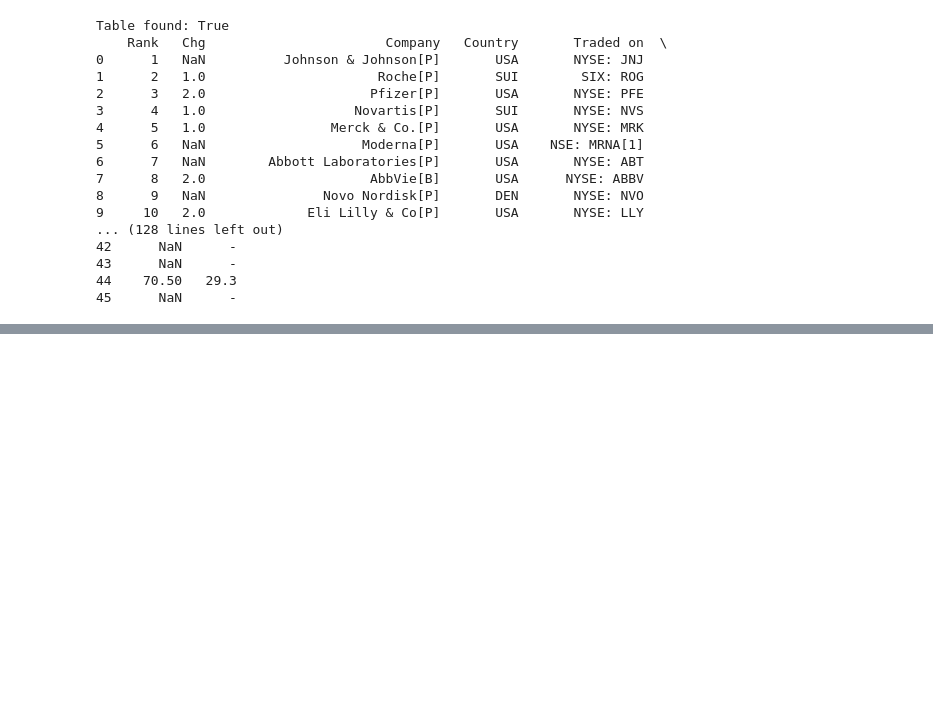
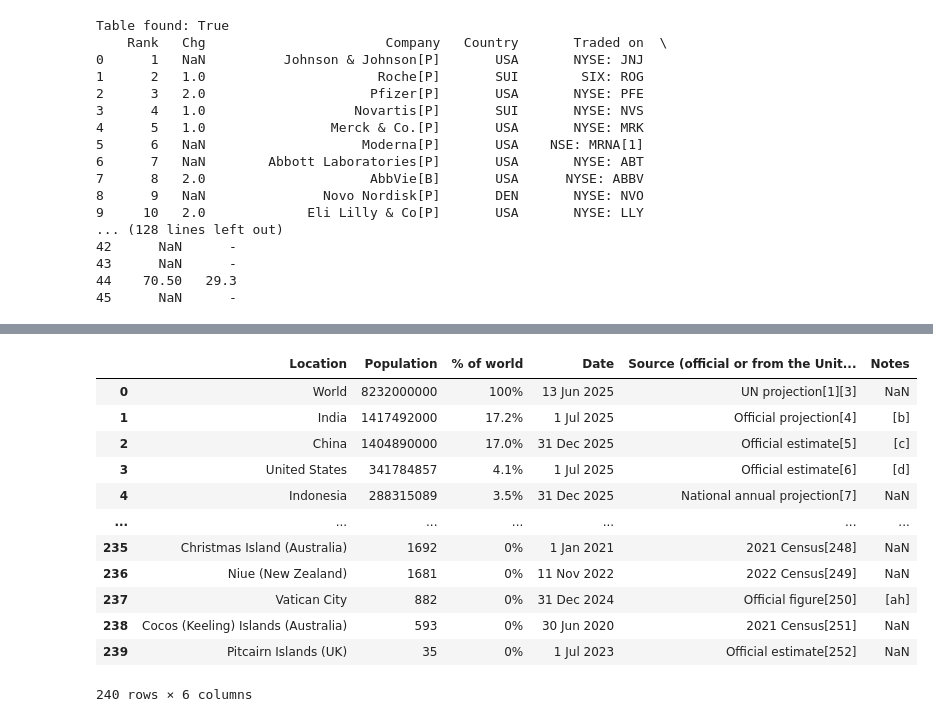
Before and after one commit to komalrofficial/Python-for-Data-Science-Practice-, a Jupyter notebook: Python for Data Science/03.Project 1 - Web Scraping with Pandas/Web_Scraping(unstructured).ipynb, the cells around one changed output, grey strips where cells are left out. Drawn from its saved outputs; the diff is of its cells as text; code cells hidden in the pictures; blank space fills up the shorter version.

```diff
--- a/Python for Data Science/03.Project 1 - Web Scraping with Pandas/Web_Scraping(unstructured).ipynb
+++ b/Python for Data Science/03.Project 1 - Web Scraping with Pandas/Web_Scraping(unstructured).ipynb
@@ -252,3 +252,28 @@ df
 | 43 | 44 | 1.0 | Dr. Reddy's Laboratories[P] | IND | NSE: DRREDDY | 10.94 (2021) | 11.75 | NaN | NaN | NaN | ... |
 | 44 | 45 | 31.0 | Teva Pharmaceuticals [P] | ISR | NYSE: TEVA | 110.5 (Jul 2015) | 10.69 | 48.30 | 16.20 | 24.40 | ... |
 | 45 | 46 | 1.0 | Cipla[P] | IND | NSE: CIPLA | 10.21 (Dec 2021) | 10.19 | NaN | NaN | NaN | ... |
+# %%
+import requests
+import pandas as pd
+from io import StringIO
+from bs4 import BeautifulSoup
+
+url="https://en.wikipedia.org/wiki/List_of_countries_and_dependencies_by_population"
+
+headers = {
+    "User-Agent": "Mozilla/5.0"
+    }
+
+response = requests.get(url, headers=headers)
+
+soup = BeautifulSoup(response.text, "html.parser")
+
+table = soup.select_one("table.wikitable")
+
+print("Table found:", table is not None)
+
+df = pd.read_html(StringIO(str(table)))[0]
+
+pd.set_option("display.max_rows", 100)
+
+print(df)
@@ -254,0 +298,16 @@ df
+# %%
+df
+# %% [output]
+|  | Location | Population | % of world | Date | Source (official or from the Unit... | Notes |
+| 0 | World | 8232000000 | 100% | 13 Jun 2025 | UN projection[1][3] | NaN |
+| 1 | India | 1417492000 | 17.2% | 1 Jul 2025 | Official projection[4] | [b] |
+| 2 | China | 1404890000 | 17.0% | 31 Dec 2025 | Official estimate[5] | [c] |
+| 3 | United States | 341784857 | 4.1% | 1 Jul 2025 | Official estimate[6] | [d] |
+| 4 | Indonesia | 288315089 | 3.5% | 31 Dec 2025 | National annual projection[7] | NaN |
+| ... | ... | ... | ... | ... | ... | ... |
+| 235 | Christmas Island (Australia) | 1692 | 0% | 1 Jan 2021 | 2021 Census[248] | NaN |
+| 236 | Niue (New Zealand) | 1681 | 0% | 11 Nov 2022 | 2022 Census[249] | NaN |
+| 237 | Vatican City | 882 | 0% | 31 Dec 2024 | Official figure[250] | [ah] |
+| 238 | Cocos (Keeling) Islands (Australia) | 593 | 0% | 30 Jun 2020 | 2021 Census[251] | NaN |
+| 239 | Pitcairn Islands (UK) | 35 | 0% | 1 Jul 2023 | Official estimate[252] | NaN |
+240 rows × 6 columns
```
Also changed, not shown: parts of 11 cells of this notebook, 2 other files.
